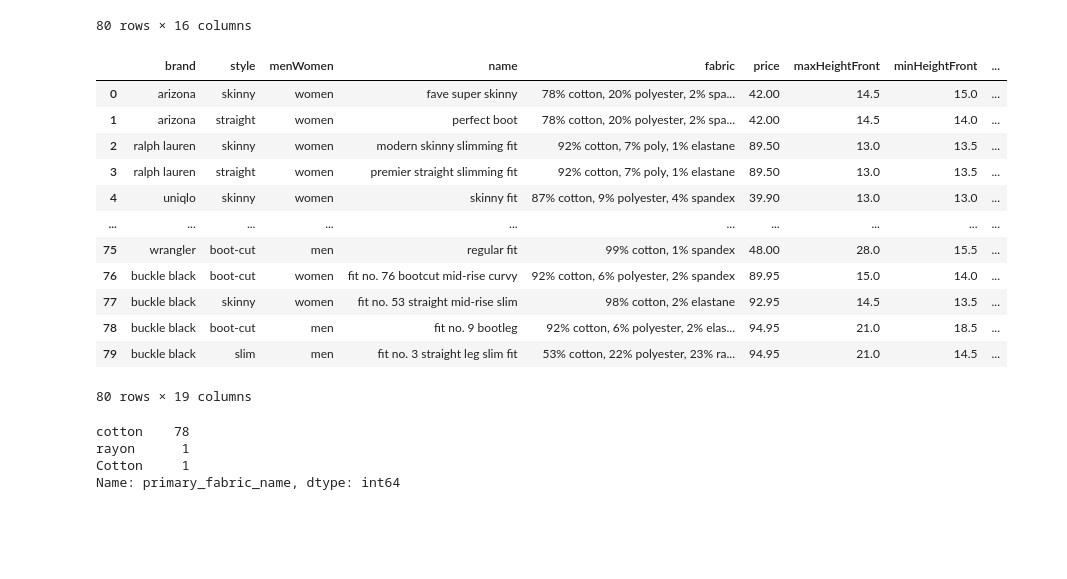
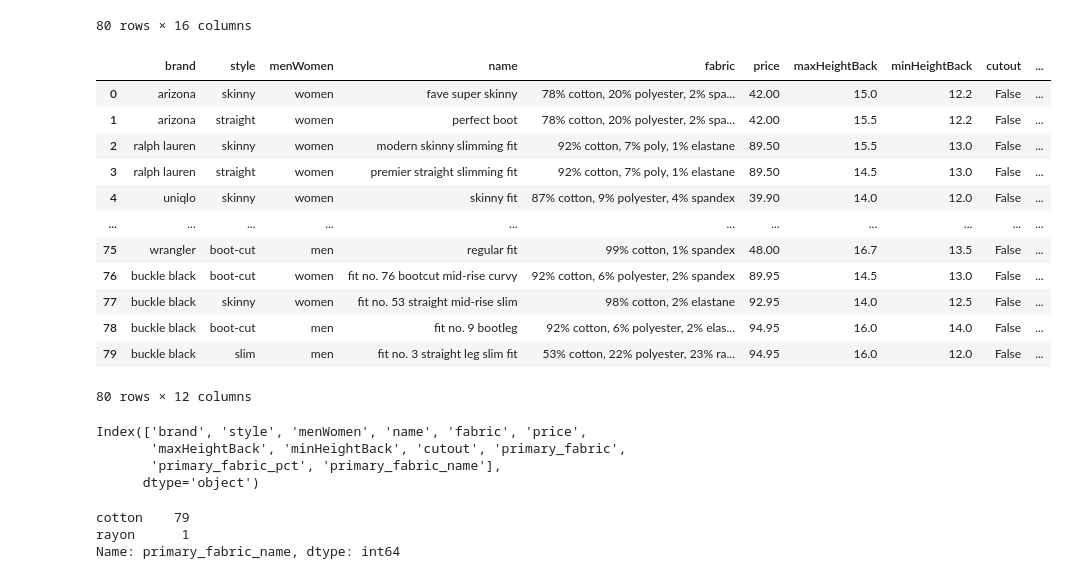
Before and after one commit to srhoads/learn, a Jupyter notebook: courses/data_analysis_python/lab2/lab2.ipynb, the cells around one changed output. Cells and saved outputs as stored; diff of their text form; code cells hidden in the pictures; blank space fills up the shorter version.

```diff
--- a/courses/data_analysis_python/lab2/lab2.ipynb
+++ b/courses/data_analysis_python/lab2/lab2.ipynb
@@ -40,26 +42,29 @@ df = pd.read_csv(url) # https://github.com/the-pudding/data/blob/master/pockets/
 | 79 | Buckle Black | slim | men | Fit No. 3 Straight Leg Slim Fit | 53% cotton, 22% polyester, 23% ra... | 94.95 | 21.0 | 14.5 | ... |
 80 rows × 16 columns
 # %%
-# Create column for PRIMARY material
+# Create 3 new columns for PRIMARY material, etc...
 
 df_new = df.copy().assign(
         primary_fabric = df.fabric.apply(lambda s: s.split(', ')[0]),
-        primary_fabric_pct = df.fabric.apply(lambda s: s.split(' ')[0]),
+        primary_fabric_pct = df.fabric.apply(lambda s: s.split(' ')[0].replace('%','')).astype(float).div(100),
         primary_fabric_name = df.fabric.apply(lambda s: s.split(' ')[1].replace(',', ''))
          ).apply(lambda y: y.str.lower().str.strip().replace({'cottton':'cotton'}, regex=True) if str(y.dtype)=='object' else y)
 
+df_new = df_new[df_new.columns[df_new.columns.str.contains('maxHeightBack|minHeightBack|brand|style|men|name|fabric|price|cut|var|val|maxheightback|minheightback')]]
 df_new
+
+# df_new.shape # (80, 19)
 # %% [output]
-|  | brand | style | menWomen | name | fabric | price | maxHeightFront | minHeightFront | ... |
-| 0 | arizona | skinny | women | fave super skinny | 78% cotton, 20% polyester, 2% spa... | 42.00 | 14.5 | 15.0 | ... |
-| 1 | arizona | straight | women | perfect boot | 78% cotton, 20% polyester, 2% spa... | 42.00 | 14.5 | 14.0 | ... |
-| 2 | ralph lauren | skinny | women | modern skinny slimming fit | 92% cotton, 7% poly, 1% elastane | 89.50 | 13.0 | 13.5 | ... |
-| 3 | ralph lauren | straight | women | premier straight slimming fit | 92% cotton, 7% poly, 1% elastane | 89.50 | 13.0 | 13.5 | ... |
-| 4 | uniqlo | skinny | women | skinny fit | 87% cotton, 9% polyester, 4% spandex | 39.90 | 13.0 | 13.0 | ... |
-| ... | ... | ... | ... | ... | ... | ... | ... | ... | ... |
-| 75 | wrangler | boot-cut | men | regular fit | 99% cotton, 1% spandex | 48.00 | 28.0 | 15.5 | ... |
-| 76 | buckle black | boot-cut | women | fit no. 76 bootcut mid-rise curvy | 92% cotton, 6% polyester, 2% spandex | 89.95 | 15.0 | 14.0 | ... |
-| 77 | buckle black | skinny | women | fit no. 53 straight mid-rise slim | 98% cotton, 2% elastane | 92.95 | 14.5 | 13.5 | ... |
-| 78 | buckle black | boot-cut | men | fit no. 9 bootleg | 92% cotton, 6% polyester, 2% elas... | 94.95 | 21.0 | 18.5 | ... |
-| 79 | buckle black | slim | men | fit no. 3 straight leg slim fit | 53% cotton, 22% polyester, 23% ra... | 94.95 | 21.0 | 14.5 | ... |
+|  | brand | style | menWomen | name | fabric | price | maxHeightBack | minHeightBack | cutout | ... |
+| 0 | arizona | skinny | women | fave super skinny | 78% cotton, 20% polyester, 2% spa... | 42.00 | 15.0 | 12.2 | False | ... |
+| 1 | arizona | straight | women | perfect boot | 78% cotton, 20% polyester, 2% spa... | 42.00 | 15.5 | 12.2 | False | ... |
+| 2 | ralph lauren | skinny | women | modern skinny slimming fit | 92% cotton, 7% poly, 1% elastane | 89.50 | 15.5 | 13.0 | False | ... |
+| 3 | ralph lauren | straight | women | premier straight slimming fit | 92% cotton, 7% poly, 1% elastane | 89.50 | 14.5 | 13.0 | False | ... |
+| 4 | uniqlo | skinny | women | skinny fit | 87% cotton, 9% polyester, 4% spandex | 39.90 | 14.0 | 12.0 | False | ... |
+| ... | ... | ... | ... | ... | ... | ... | ... | ... | ... | ... |
+| 75 | wrangler | boot-cut | men | regular fit | 99% cotton, 1% spandex | 48.00 | 16.7 | 13.5 | False | ... |
+| 76 | buckle black | boot-cut | women | fit no. 76 bootcut mid-rise curvy | 92% cotton, 6% polyester, 2% spandex | 89.95 | 14.5 | 13.0 | False | ... |
+| 77 | buckle black | skinny | women | fit no. 53 straight mid-rise slim | 98% cotton, 2% elastane | 92.95 | 14.0 | 12.5 | False | ... |
+| 78 | buckle black | boot-cut | men | fit no. 9 bootleg | 92% cotton, 6% polyester, 2% elas... | 94.95 | 16.0 | 14.0 | False | ... |
+| 79 | buckle black | slim | men | fit no. 3 straight leg slim fit | 53% cotton, 22% polyester, 23% ra... | 94.95 | 16.0 | 12.0 | False | ... |
-80 rows × 19 columns
+80 rows × 12 columns
@@ -68,7 +71,13 @@ df_new
+# %%
+df_new.columns
+# %% [output]
+Index(['brand', 'style', 'menWomen', 'name', 'fabric', 'price',
+       'maxHeightBack', 'minHeightBack', 'cutout', 'primary_fabric',
+       'primary_fabric_pct', 'primary_fabric_name'],
+      dtype='object')
 # %%
 df_new.primary_fabric_name.value_counts()
 # %% [output]
-cotton    78
+cotton    79
 rayon      1
-Cotton     1
 Name: primary_fabric_name, dtype: int64
```
Also changed, not shown: parts of 14 cells of this notebook.
